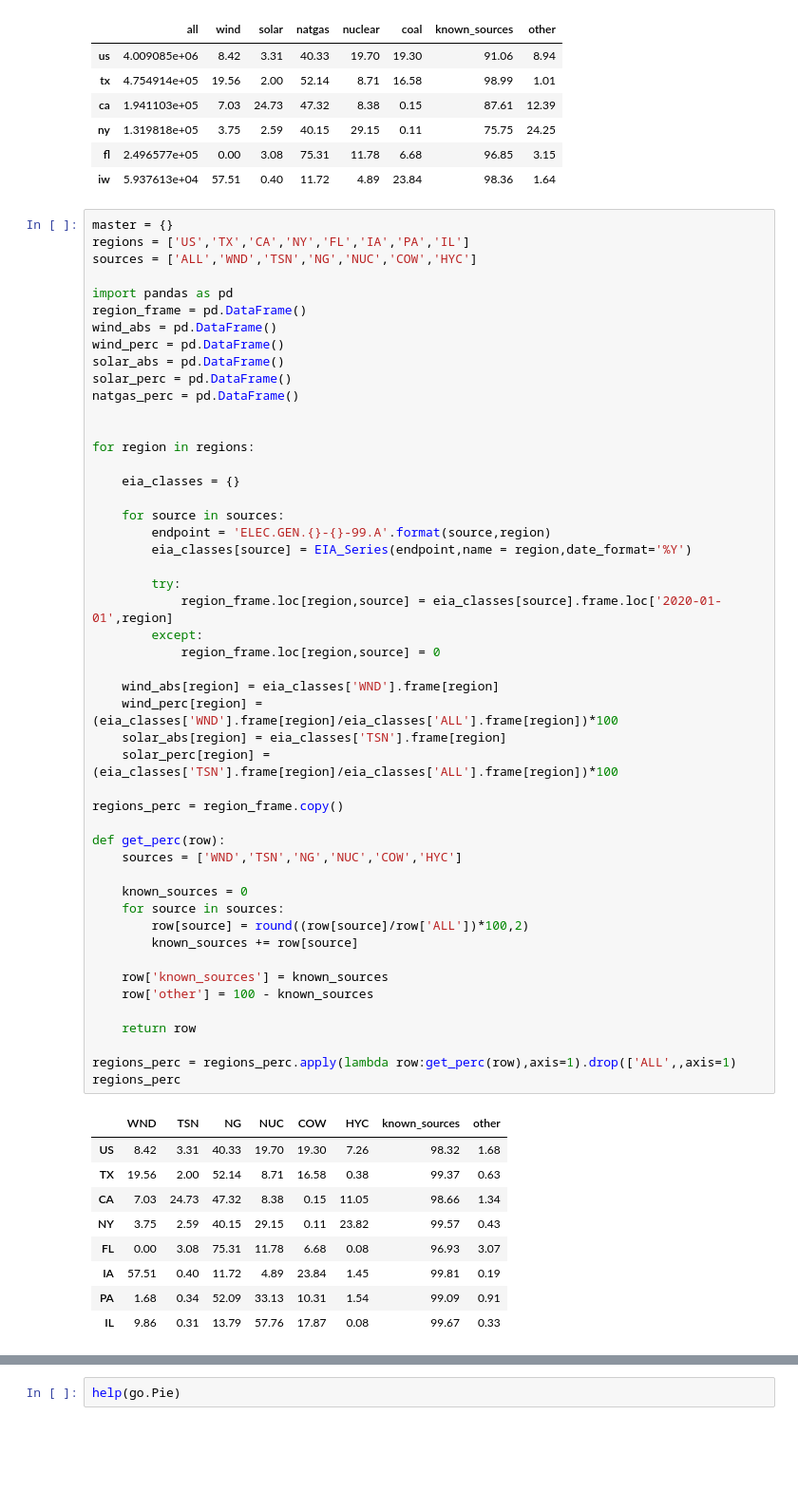
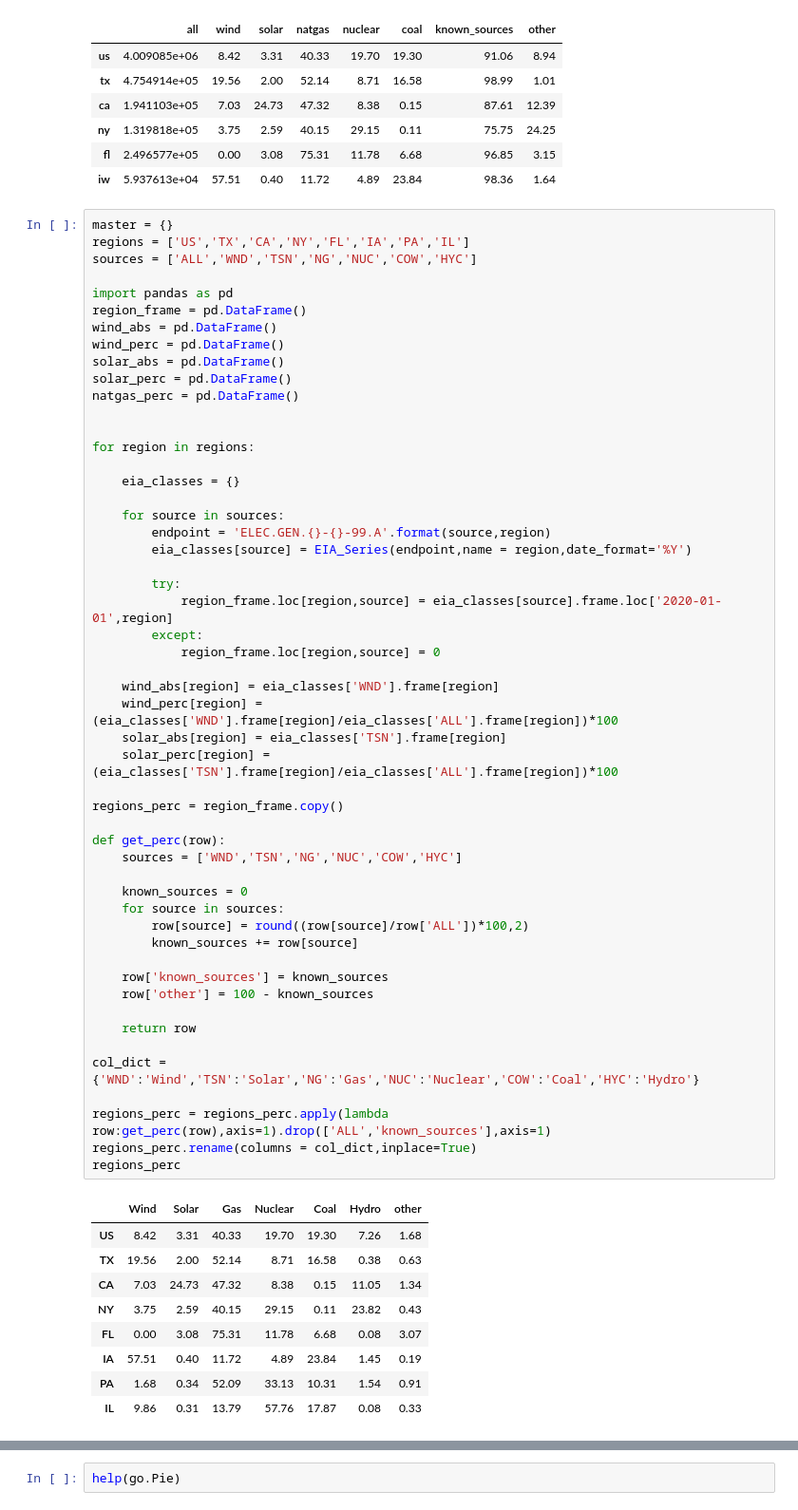
Before and after one commit to thekhan314/renewables, a Jupyter notebook: Renewable.ipynb, the cells around one changed output, grey strips where cells are left out. Shown at 95% size. Saved outputs shown, nothing was run; the diff lists cells and outputs as text; blank space fills up the shorter version.

```diff
--- a/Renewable.ipynb
+++ b/Renewable.ipynb
@@ -175,40 +175,43 @@ for region in regions:
         endpoint = 'ELEC.GEN.{}-{}-99.A'.format(source,region)
         eia_classes[source] = EIA_Series(endpoint,name = region,date_format='%Y')
 
         try:
             region_frame.loc[region,source] = eia_classes[source].frame.loc['2020-01-01',region]
         except:
             region_frame.loc[region,source] = 0
 
     wind_abs[region] = eia_classes['WND'].frame[region]
     wind_perc[region] = (eia_classes['WND'].frame[region]/eia_classes['ALL'].frame[region])*100
     solar_abs[region] = eia_classes['TSN'].frame[region]
     solar_perc[region] = (eia_classes['TSN'].frame[region]/eia_classes['ALL'].frame[region])*100
 
 regions_perc = region_frame.copy()
 
 def get_perc(row):
     sources = ['WND','TSN','NG','NUC','COW','HYC']
 
     known_sources = 0
     for source in sources:
         row[source] = round((row[source]/row['ALL'])*100,2)
         known_sources += row[source]
 
     row['known_sources'] = known_sources
     row['other'] = 100 - known_sources
 
     return row
 
-regions_perc = regions_perc.apply(lambda row:get_perc(row),axis=1).drop(['ALL',,axis=1)
+col_dict = {'WND':'Wind','TSN':'Solar','NG':'Gas','NUC':'Nuclear','COW':'Coal','HYC':'Hydro'}
+
+regions_perc = regions_perc.apply(lambda row:get_perc(row),axis=1).drop(['ALL','known_sources'],axis=1)
+regions_perc.rename(columns = col_dict,inplace=True)
 regions_perc
 # %% [output]
-|  | WND | TSN | NG | NUC | COW | HYC | known_sources | other |
-| US | 8.42 | 3.31 | 40.33 | 19.70 | 19.30 | 7.26 | 98.32 | 1.68 |
-| TX | 19.56 | 2.00 | 52.14 | 8.71 | 16.58 | 0.38 | 99.37 | 0.63 |
-| CA | 7.03 | 24.73 | 47.32 | 8.38 | 0.15 | 11.05 | 98.66 | 1.34 |
-| NY | 3.75 | 2.59 | 40.15 | 29.15 | 0.11 | 23.82 | 99.57 | 0.43 |
-| FL | 0.00 | 3.08 | 75.31 | 11.78 | 6.68 | 0.08 | 96.93 | 3.07 |
-| IA | 57.51 | 0.40 | 11.72 | 4.89 | 23.84 | 1.45 | 99.81 | 0.19 |
-| PA | 1.68 | 0.34 | 52.09 | 33.13 | 10.31 | 1.54 | 99.09 | 0.91 |
-| IL | 9.86 | 0.31 | 13.79 | 57.76 | 17.87 | 0.08 | 99.67 | 0.33 |
+|  | Wind | Solar | Gas | Nuclear | Coal | Hydro | other |
+| US | 8.42 | 3.31 | 40.33 | 19.70 | 19.30 | 7.26 | 1.68 |
+| TX | 19.56 | 2.00 | 52.14 | 8.71 | 16.58 | 0.38 | 0.63 |
+| CA | 7.03 | 24.73 | 47.32 | 8.38 | 0.15 | 11.05 | 1.34 |
+| NY | 3.75 | 2.59 | 40.15 | 29.15 | 0.11 | 23.82 | 0.43 |
+| FL | 0.00 | 3.08 | 75.31 | 11.78 | 6.68 | 0.08 | 3.07 |
+| IA | 57.51 | 0.40 | 11.72 | 4.89 | 23.84 | 1.45 | 0.19 |
+| PA | 1.68 | 0.34 | 52.09 | 33.13 | 10.31 | 1.54 | 0.91 |
+| IL | 9.86 | 0.31 | 13.79 | 57.76 | 17.87 | 0.08 | 0.33 |
```
Also changed, not shown: parts of 5 cells of this notebook.
